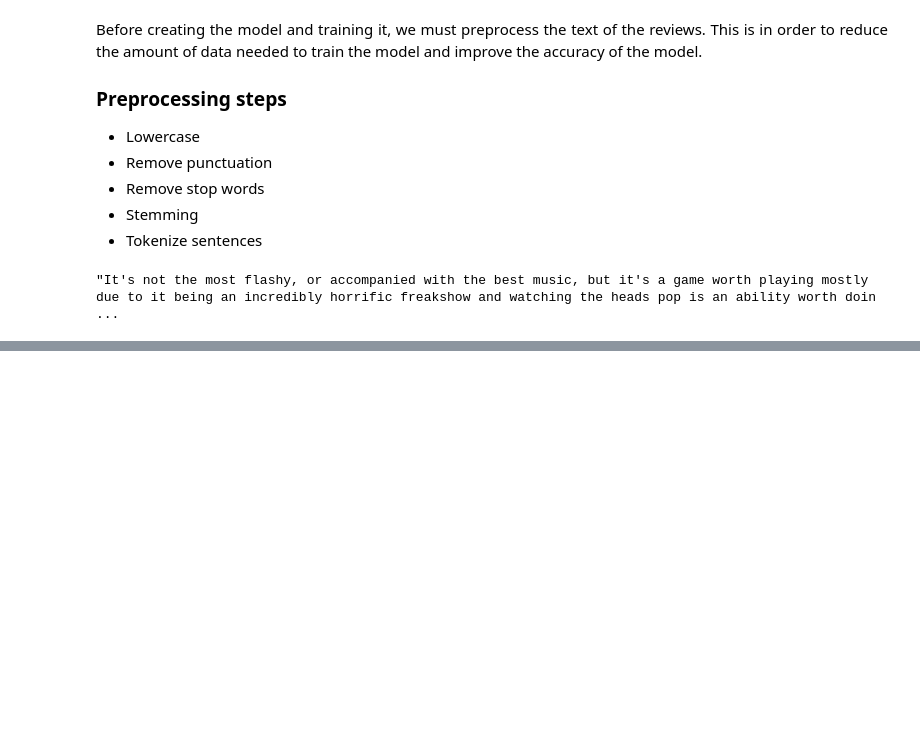
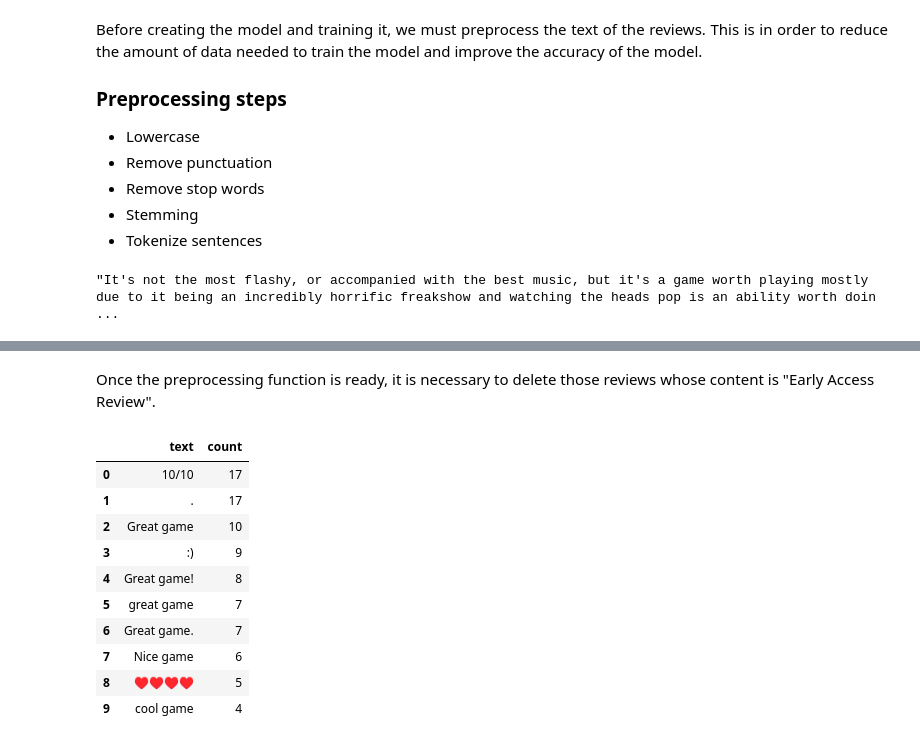
Before and after one commit to LuisFerTR/steam_reviews_classifier, a Jupyter notebook: steam-reviews-classifier.ipynb, the cells around one changed output, grey strips where cells are left out. Drawn from its saved outputs; the diff is of its cells as text; code cells hidden in the pictures; blank space fills up the shorter version.

```diff
--- a/steam-reviews-classifier.ipynb
+++ b/steam-reviews-classifier.ipynb
@@ -265,0 +327,2 @@ preprocess_review(sampled_review)
+# %% [markdown]
+Once the preprocessing function is ready, it is necessary to delete those reviews whose content is "Early Access Review".
@@ -265,0 +331,20 @@ preprocess_review(sampled_review)
+# %%
+# Lowercase review text
+reviews_text = sample_data['review_text'].reset_index(name='text')
+
+# Count occurrences of review text
+tc = reviews_text['text'].value_counts().reset_index(name='count')
+tc.rename(columns={'index': 'text'}, inplace=True)
+tc.head(10)
+# %% [output]
+|  | text | count |
+| 0 | 10/10 | 17 |
+| 1 | . | 17 |
+| 2 | Great game | 10 |
+| 3 | :) | 9 |
+| 4 | Great game! | 8 |
+| 5 | great game | 7 |
+| 6 | Great game. | 7 |
+| 7 | Nice game | 6 |
+| 8 | ♥♥♥♥ | 5 |
+| 9 | cool game | 4 |
```
Also changed, not shown: parts of 16 cells of this notebook.
